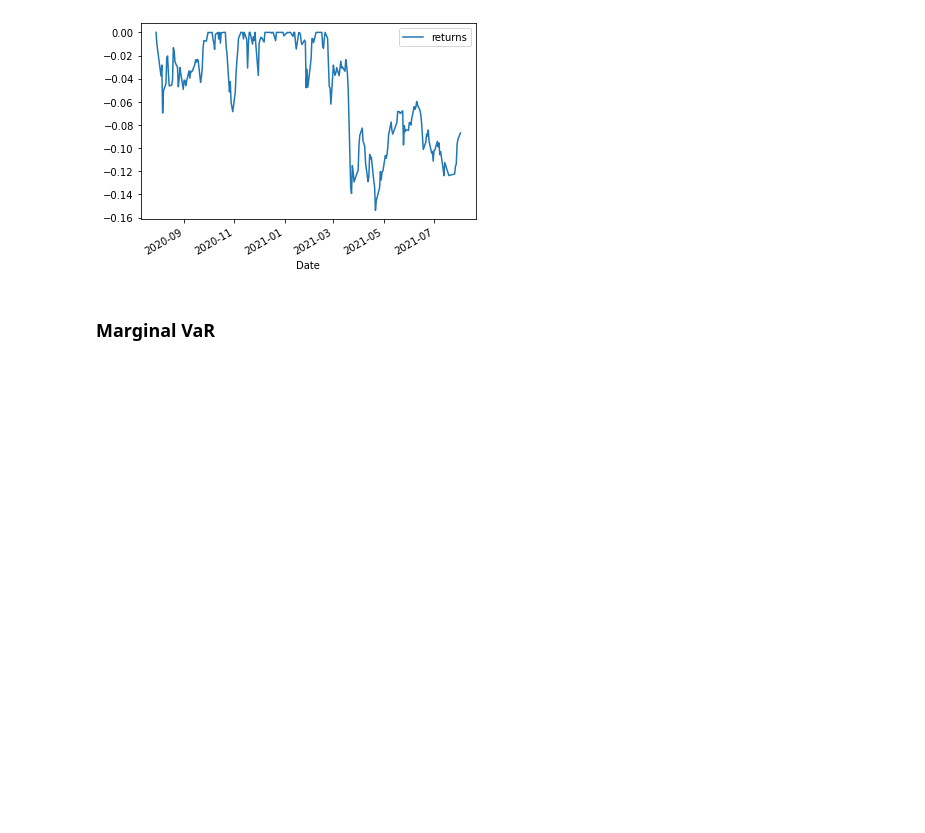
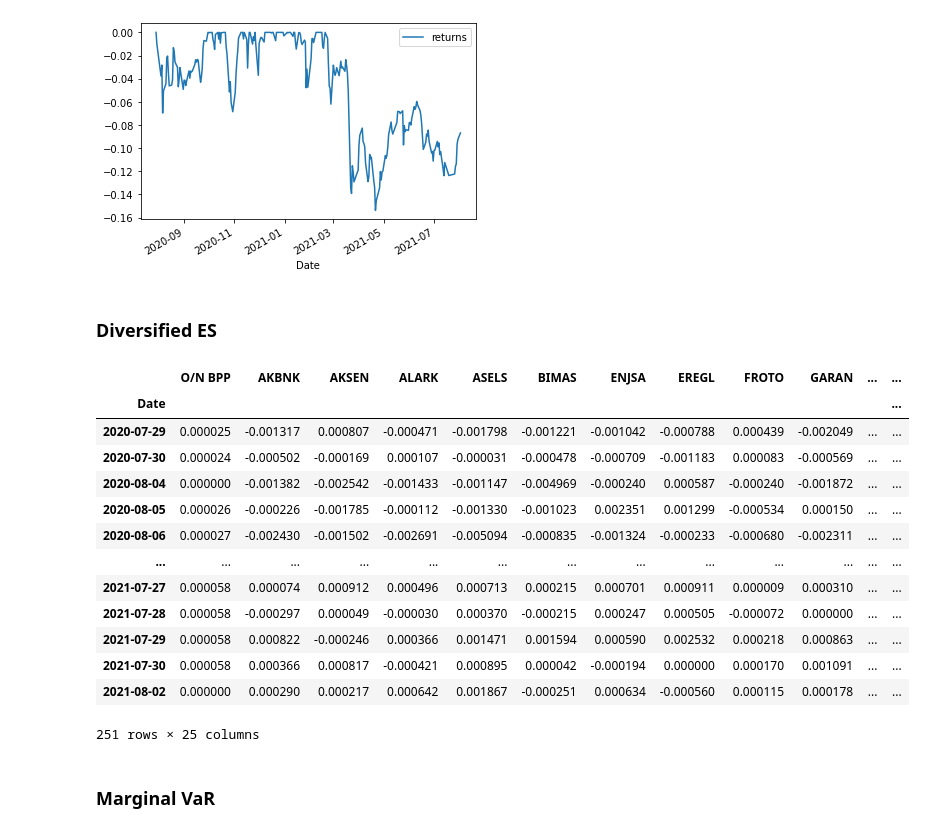
Before and after one commit to rifatcanuzunok/VaR-Calculation-with-UPH-Fund, a Jupyter notebook: UPH/UPH.ipynb, the cells around one changed output. Cells and saved outputs as stored; diff of their text form; code cells hidden in the pictures; blank space fills up the shorter version.

```diff
--- a/UPH/UPH.ipynb
+++ b/UPH/UPH.ipynb
@@ -462,6 +462,25 @@ matplotlib.axes.Axes.invert_xaxis
 plt.show()
 # %% [output]
 [figure]
+# %% [markdown]
+### Diversified ES
+# %%
+uph_degisim * weights
+# %% [output]
+|  | O/N BPP | AKBNK | AKSEN | ALARK | ASELS | BIMAS | ENJSA | EREGL | FROTO | GARAN | ... | ... |
+| Date |  |  |  |  |  |  |  |  |  |  |  | ... |
+| 2020-07-29 | 0.000025 | -0.001317 | 0.000807 | -0.000471 | -0.001798 | -0.001221 | -0.001042 | -0.000788 | 0.000439 | -0.002049 | ... | ... |
+| 2020-07-30 | 0.000024 | -0.000502 | -0.000169 | 0.000107 | -0.000031 | -0.000478 | -0.000709 | -0.001183 | 0.000083 | -0.000569 | ... | ... |
+| 2020-08-04 | 0.000000 | -0.001382 | -0.002542 | -0.001433 | -0.001147 | -0.004969 | -0.000240 | 0.000587 | -0.000240 | -0.001872 | ... | ... |
+| 2020-08-05 | 0.000026 | -0.000226 | -0.001785 | -0.000112 | -0.001330 | -0.001023 | 0.002351 | 0.001299 | -0.000534 | 0.000150 | ... | ... |
+| 2020-08-06 | 0.000027 | -0.002430 | -0.001502 | -0.002691 | -0.005094 | -0.000835 | -0.001324 | -0.000233 | -0.000680 | -0.002311 | ... | ... |
+| ... | ... | ... | ... | ... | ... | ... | ... | ... | ... | ... | ... | ... |
+| 2021-07-27 | 0.000058 | 0.000074 | 0.000912 | 0.000496 | 0.000713 | 0.000215 | 0.000701 | 0.000911 | 0.000009 | 0.000310 | ... | ... |
+| 2021-07-28 | 0.000058 | -0.000297 | 0.000049 | -0.000030 | 0.000370 | -0.000215 | 0.000247 | 0.000505 | -0.000072 | 0.000000 | ... | ... |
+| 2021-07-29 | 0.000058 | 0.000822 | -0.000246 | 0.000366 | 0.001471 | 0.001594 | 0.000590 | 0.002532 | 0.000218 | 0.000863 | ... | ... |
+| 2021-07-30 | 0.000058 | 0.000366 | 0.000817 | -0.000421 | 0.000895 | 0.000042 | -0.000194 | 0.000000 | 0.000170 | 0.001091 | ... | ... |
+| 2021-08-02 | 0.000000 | 0.000290 | 0.000217 | 0.000642 | 0.001867 | -0.000251 | 0.000634 | -0.000560 | 0.000115 | 0.000178 | ... | ... |
+251 rows × 25 columns
 # %% [markdown]
 ###  Marginal VaR
 # %%
```
Also changed, not shown: parts of 53 cells of this notebook, 6 other files.
